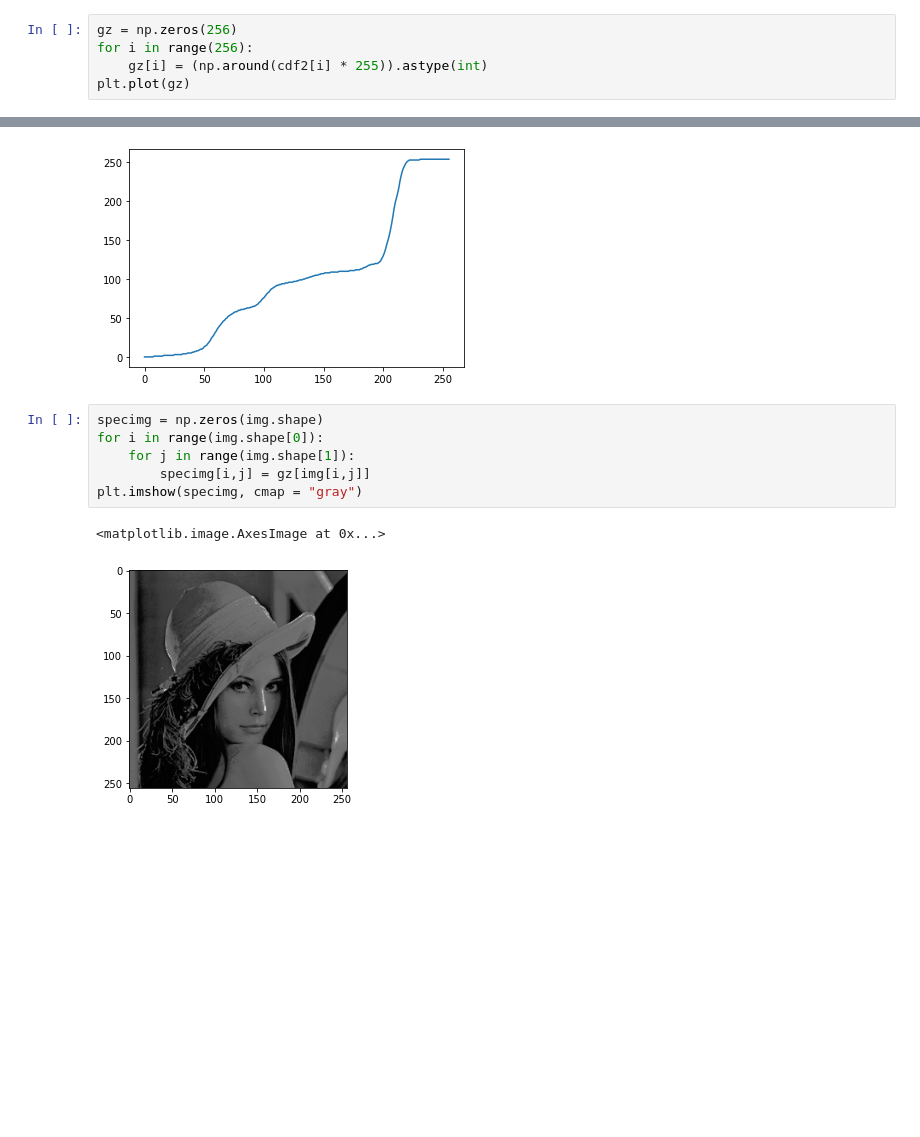
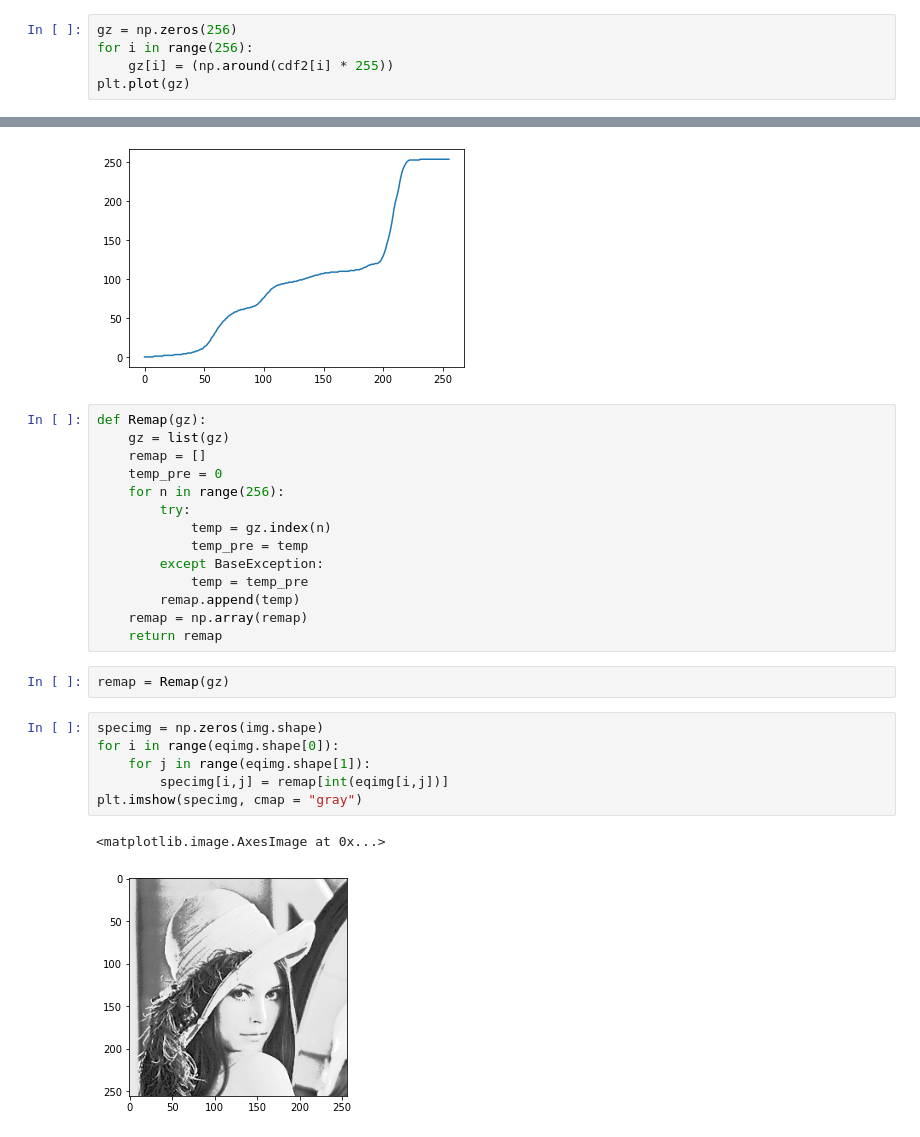
Before and after one commit to celns/Digital_Image_Processing, a Jupyter notebook: example/Hitogram.ipynb, the cells around one changed output, grey strips where cells are left out. Saved outputs shown, nothing was run; the diff lists cells and outputs as text; blank space fills up the shorter version.

```diff
--- a/example/Hitogram.ipynb
+++ b/example/Hitogram.ipynb
@@ -84,20 +85,36 @@ cdf2 = CDF(histo2)
 # %%
 gz = np.zeros(256)
 for i in range(256):
-    gz[i] = (np.around(cdf2[i] * 255)).astype(int)
+    gz[i] = (np.around(cdf2[i] * 255))
 plt.plot(gz)
 # %% [output]
 [<matplotlib.lines.Line2D at 0x...>]
 [figure]
+# %%
+def Remap(gz):
+    gz = list(gz)
+    remap = []
+    temp_pre = 0
+    for n in range(256):
+        try:
+            temp = gz.index(n)
+            temp_pre = temp
+        except BaseException:
+            temp = temp_pre
+        remap.append(temp)
+    remap = np.array(remap)
+    return remap
+# %%
+remap = Remap(gz)
 # %%
 specimg = np.zeros(img.shape)
-for i in range(img.shape[0]):
-    for j in range(img.shape[1]):
-        specimg[i,j] = gz[img[i,j]]
+for i in range(eqimg.shape[0]):
+    for j in range(eqimg.shape[1]):
+        specimg[i,j] = remap[int(eqimg[i,j])]
 plt.imshow(specimg, cmap = "gray")
 # %% [output]
 <matplotlib.image.AxesImage at 0x...>
-[figure, old version]
+[figure, new version]
 # %%
 spechisto = Histogram(specimg.astype(int), 256)
 # %% [output]
```
Also changed, not shown: parts of 3 cells of this notebook.
